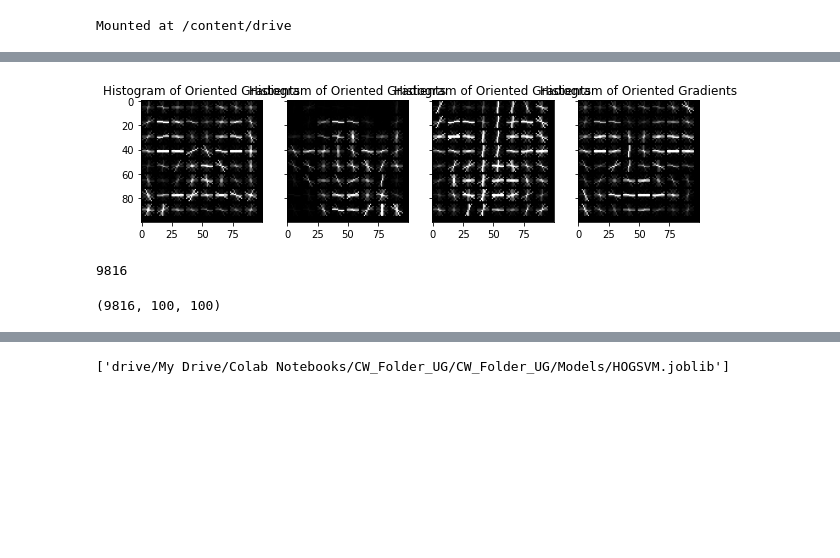
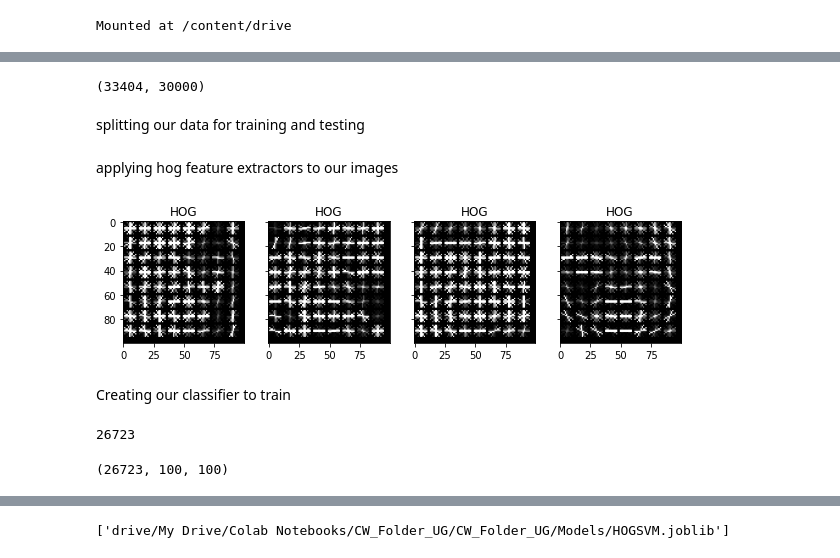
Before and after one commit to dardan-gashi01/Facial-Emotion-Recognition, a Jupyter notebook: HOGSVM.ipynb, the cells around one changed output, grey strips where cells are left out. Cells and saved outputs as stored; diff of their text form; code cells hidden in the pictures; blank space fills up the shorter version.

```diff
--- a/HOGSVM.ipynb
+++ b/HOGSVM.ipynb
@@ -84,8 +93,8 @@ import numpy as np
 from collections import Counter
 from skimage import exposure
 # %%
+#this is loading the images and labels from our folder into the X and y. This code was taken from the lab 7 tutorial where they loaded the images and labels
 def import_selected_data(path, label_list):
-    """Load images and labels from selected directories"""
     images = []
     labels = []
 
@@ -106 +122,26 @@ X, y = import_selected_data('DataFolder/train', label_list=['1', '2', '3','4','5
+# %%
+#here we had to reshape our data so that we could oversample with SMOTE
+X_array = np.array(X)
+Y_array = np.array(y)
+X_array = X_array.reshape(len(y),100*100*3)
+# %%
+#imported the libraries needed to oversample with imblearn
+#I used the link given to us in lab 7 to understand this : https://machinelearningmastery.com/random-oversampling-and-undersampling-for-imbalanced-classification/
+#from the link I saw smote and tried it our and I preferred it more as it was easier to use and gave me better results
+from imblearn.over_sampling import SMOTE, ADASYN
+from imblearn.combine import SMOTEENN
+from imblearn.pipeline import make_pipeline
+from collections import Counter
+oversample = SMOTE()
+X_R, y_R = oversample.fit_resample(X_array, y)
+# %%
+X_R.shape
+# %% [output]
+(33404, 30000)
+# %%
+#then I reshaped back to normal after oversampling
+X = X_R.reshape(len(y_R), 100, 100, 3)
+y = y_R
+# %% [markdown]
+splitting our data for training and testing
 # %%
@@ -107,27 +149,36 @@ X, y = import_selected_data('DataFolder/train', label_list=['1', '2', '3','4','5
 X_train, X_test, y_train, y_test = train_test_split(
     X, y , test_size=0.2, shuffle=True, stratify=y)
+# %% [markdown]
+applying hog feature extractors to our images
 # %%
+#I then applied hog to my images
+#this block of code is inspired from the SIFT feature extractor in lab 7 but its adapted to using hog feature extractors
 hog_list = []
 hog_features=[]
 labels_list = []
 
 fig, ax = plt.subplots(1, 4, figsize=(10, 8), sharex=True, sharey=True)
 
+#iterating all of the train images to apply hog feature extractor to them
 for i in range(len(X_train)):
   img = img_as_ubyte(color.rgb2gray(X_train[i]))
+  #for this I got this from doing the hog exercise in lab 6 and used https://www.analyticsvidhya.com/blog/2019/09/feature-engineering-images-introduction-hog-feature-descriptor/ to help me understand it and get an example
+  #storing the features and the hog image when running the function on the grayscale image
   fd, hog_image = hog(img, orientations=8, pixels_per_cell=(12, 12), cells_per_block=(1, 1), visualize=True)
 
+  #displaying how the hog images look
   if i < 4:
     hog_image_rescaled = exposure.rescale_intensity(hog_image, in_range=(0, 10))
 
     ax[i].imshow(hog_image_rescaled, cmap=plt.cm.gray)
-    ax[i].set_title('Histogram of Oriented Gradients')
+    ax[i].set_title('HOG')
 
+  #adding the infromation we extracted to our lists we defined before the loop
   hog_list.append(hog_image)
   labels_list.append(y_train[i])
   hog_features.append(fd)
 
 fig.tight_layout
 plt.show()
 # %% [output]
-[figure, old version]
+[figure, new version]
@@ -135,0 +185,2 @@ classifier = svm.SVC()
+# %% [markdown]
+Creating our classifier to train
@@ -136,9 +192,9 @@ classifier = svm.SVC()
 # %%
 len(labels_list)
 # %% [output]
-9816
+26723
 # %%
 np.shape(hog_list)
 # %% [output]
-(9816, 100, 100)
+(26723, 100, 100)
 # %%
```
Also changed, not shown: parts of 29 cells of this notebook.
